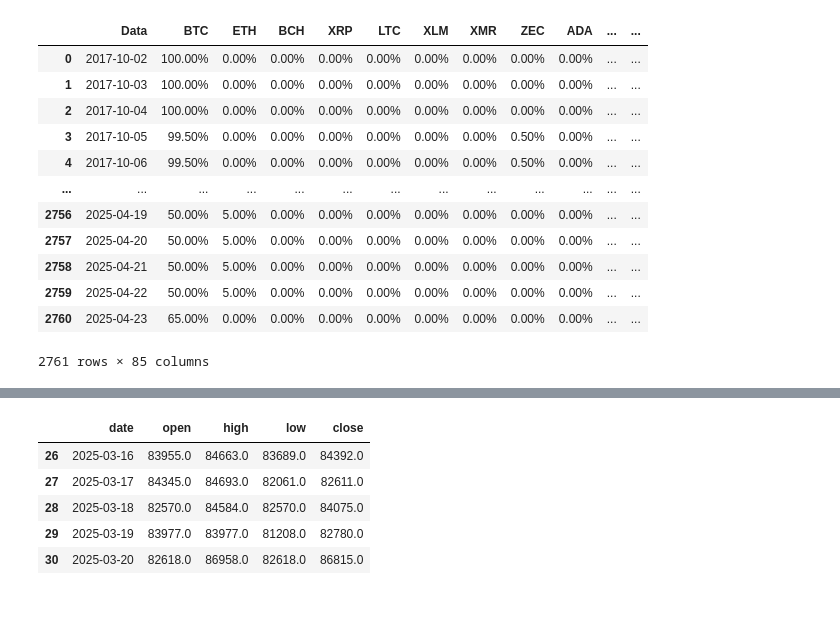
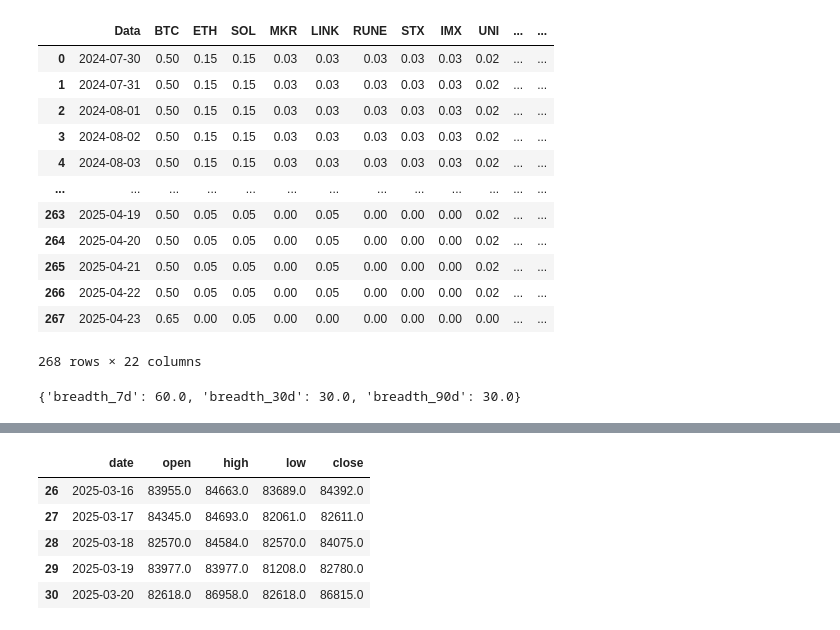
Before and after one commit to GabriellaAM/missioncontrolproject, a Jupyter notebook: test_portfolio.ipynb, the cells around one changed output, grey strips where cells are left out. Saved outputs shown, nothing was run; the diff lists cells and outputs as text; code cells hidden in the pictures.

```diff
--- a/test_portfolio.ipynb
+++ b/test_portfolio.ipynb
@@ -12,6 +12,8 @@ warnings.filterwarnings("ignore")
 
 # Load environment variables
 load_dotenv()
+
+
 
 # Google Sheets configuration
 SCOPES = ['https://www.googleapis.com/auth/spreadsheets.readonly']
@@ -31,6 +33,7 @@ def get_allocation_data(sheet_name):
 
     Returns:
         pd.DataFrame: DataFrame built from the sheet values (header in first row)
+                      with percentage strings converted to decimal values
     """
     range_name = f'{sheet_name}!A:AAZ'
     result = service.spreadsheets().values().get(
@@ -44,7 +47,10 @@ def get_allocation_data(sheet_name):
     # Assume the first row is the header (tickers and possibly a "date" column)
     df = pd.DataFrame(values[1:], columns=values[0])
 
-    df = parse_allocation_row(df)
+    # Convert percentage strings to decimal values
+    for col in df.columns:
+        if col.lower() not in ['date', 'data']:  # Skip date/data columns
+            df[col] = df[col].apply(lambda x: float(x.replace('%', ''))/100 if isinstance(x, str) and '%' in x else x)
 
     return df
 
@@ -203,7 +209,7 @@ def build_dataframe(portfolio_assets, allocation_dict=None):
 
 if __name__ == "__main__":
     # Import the portfolio lists from assetsRoster (only these three are used)
-    from scripts.assetsRoster import carteira_EXC, carteira_HB, carteira_LC, others
+    from scripts.assetsRoster import carteira_EXC, carteira_HB, carteira_LC, carteira_AC
 
     # (1) Pull allocation data from Google Sheets and parse the percentages and allocation date.
     latest_allocations = get_latest_allocations()
@@ -211,13 +217,13 @@ if __name__ == "__main__":
     exc_alloc, exc_date = latest_allocations.get('carteira_EXC', ({}, None))
     hb_alloc, hb_date = latest_allocations.get('carteira_HB', ({}, None))
     lc_alloc, lc_date = latest_allocations.get('carteira_LC', ({}, None))
-
+    ac_alloc, ac_date = latest_allocations.get('carteira_AC', ({}, None))
     # (3) Build a price close DataFrame for each portfolio using only non-zero allocations.
     # Each portfolio's price data will start on the allocation date extracted from the sheet.
     exc_price_df = build_dataframe(carteira_EXC, exc_alloc)
     hb_price_df = build_dataframe(carteira_HB, hb_alloc)
     lc_price_df = build_dataframe(carteira_LC, lc_alloc)
-
+    ac_price_df = build_dataframe(carteira_AC, ac_alloc)
     # Print (or further process) the resulting DataFrames
     print("EXC Portfolio Price Data:")
     print(exc_price_df.head())
@@ -227,4 +233,7 @@ if __name__ == "__main__":
 
     print("\nLC Portfolio Price Data:")
     print(lc_price_df.head())
+
+    print("\nLC Portfolio Price Data:")
+    print(ac_price_df.head())
 # %% [output]
@@ -233,19 +342,19 @@ AttributeError: 'tuple' object has no attribute 'iloc'
 # %%
-get_allocation_data('EXC')
+get_allocation_data('AC')
 # %% [output]
-|  | Data | BTC | ETH | BCH | XRP | LTC | XLM | XMR | ZEC | ADA | ... | ... |
-| 0 | 2017-10-02 | 100.00% | 0.00% | 0.00% | 0.00% | 0.00% | 0.00% | 0.00% | 0.00% | 0.00% | ... | ... |
-| 1 | 2017-10-03 | 100.00% | 0.00% | 0.00% | 0.00% | 0.00% | 0.00% | 0.00% | 0.00% | 0.00% | ... | ... |
-| 2 | 2017-10-04 | 100.00% | 0.00% | 0.00% | 0.00% | 0.00% | 0.00% | 0.00% | 0.00% | 0.00% | ... | ... |
-| 3 | 2017-10-05 | 99.50% | 0.00% | 0.00% | 0.00% | 0.00% | 0.00% | 0.00% | 0.50% | 0.00% | ... | ... |
-| 4 | 2017-10-06 | 99.50% | 0.00% | 0.00% | 0.00% | 0.00% | 0.00% | 0.00% | 0.50% | 0.00% | ... | ... |
+|  | Data | BTC | ETH | SOL | MKR | LINK | RUNE | STX | IMX | UNI | ... | ... |
+| 0 | 2024-07-30 | 0.50 | 0.15 | 0.15 | 0.03 | 0.03 | 0.03 | 0.03 | 0.03 | 0.02 | ... | ... |
+| 1 | 2024-07-31 | 0.50 | 0.15 | 0.15 | 0.03 | 0.03 | 0.03 | 0.03 | 0.03 | 0.02 | ... | ... |
+| 2 | 2024-08-01 | 0.50 | 0.15 | 0.15 | 0.03 | 0.03 | 0.03 | 0.03 | 0.03 | 0.02 | ... | ... |
+| 3 | 2024-08-02 | 0.50 | 0.15 | 0.15 | 0.03 | 0.03 | 0.03 | 0.03 | 0.03 | 0.02 | ... | ... |
+| 4 | 2024-08-03 | 0.50 | 0.15 | 0.15 | 0.03 | 0.03 | 0.03 | 0.03 | 0.03 | 0.02 | ... | ... |
 | ... | ... | ... | ... | ... | ... | ... | ... | ... | ... | ... | ... | ... |
-| 2756 | 2025-04-19 | 50.00% | 5.00% | 0.00% | 0.00% | 0.00% | 0.00% | 0.00% | 0.00% | 0.00% | ... | ... |
-| 2757 | 2025-04-20 | 50.00% | 5.00% | 0.00% | 0.00% | 0.00% | 0.00% | 0.00% | 0.00% | 0.00% | ... | ... |
-| 2758 | 2025-04-21 | 50.00% | 5.00% | 0.00% | 0.00% | 0.00% | 0.00% | 0.00% | 0.00% | 0.00% | ... | ... |
-| 2759 | 2025-04-22 | 50.00% | 5.00% | 0.00% | 0.00% | 0.00% | 0.00% | 0.00% | 0.00% | 0.00% | ... | ... |
-| 2760 | 2025-04-23 | 65.00% | 0.00% | 0.00% | 0.00% | 0.00% | 0.00% | 0.00% | 0.00% | 0.00% | ... | ... |
+| 263 | 2025-04-19 | 0.50 | 0.05 | 0.05 | 0.00 | 0.05 | 0.00 | 0.00 | 0.00 | 0.02 | ... | ... |
+| 264 | 2025-04-20 | 0.50 | 0.05 | 0.05 | 0.00 | 0.05 | 0.00 | 0.00 | 0.00 | 0.02 | ... | ... |
+| 265 | 2025-04-21 | 0.50 | 0.05 | 0.05 | 0.00 | 0.05 | 0.00 | 0.00 | 0.00 | 0.02 | ... | ... |
+| 266 | 2025-04-22 | 0.50 | 0.05 | 0.05 | 0.00 | 0.05 | 0.00 | 0.00 | 0.00 | 0.02 | ... | ... |
+| 267 | 2025-04-23 | 0.65 | 0.00 | 0.05 | 0.00 | 0.00 | 0.00 | 0.00 | 0.00 | 0.00 | ... | ... |
-2761 rows × 85 columns
+268 rows × 22 columns
 # %%
 import pandas_ta as ta
 import plotly.express as px
@@ -453,8 +562,10 @@ def analyze_asset_ma_distance_3d(price_df, start_date=None):
     return fig, output
 # %%
 # Assuming roster_price_df holds your historical price data
-fig, breadth_measurements = analyze_asset_ma_distance_3d(roster_price_df, start_date='2023-01-01')
+fig, breadth_measurements = analyze_asset_ma_distance_3d(exc_price_df, start_date='2023-01-01')
 print(breadth_measurements)
+# %% [output]
+{'breadth_7d': 60.0, 'breadth_30d': 30.0, 'breadth_90d': 30.0}
 # %%
 # Function to fetch and parse candle data from CoinGecko
 def fetch_coin_candle_data(coin_id, days=30):
```
Also changed, not shown: parts of 6 cells of this notebook, 11 other files.
